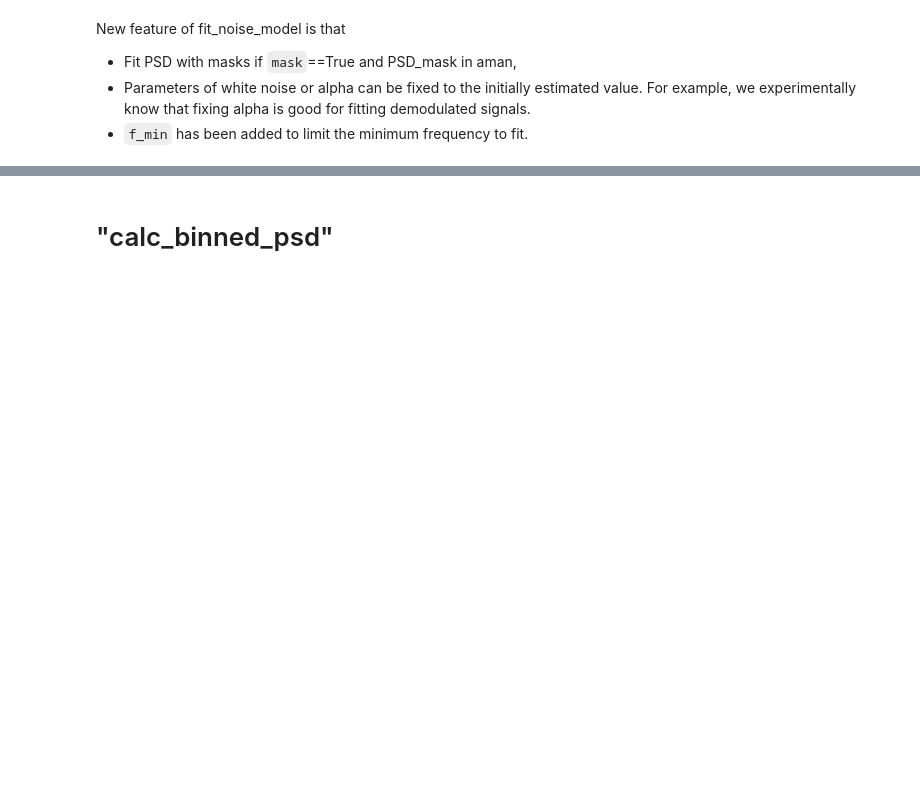
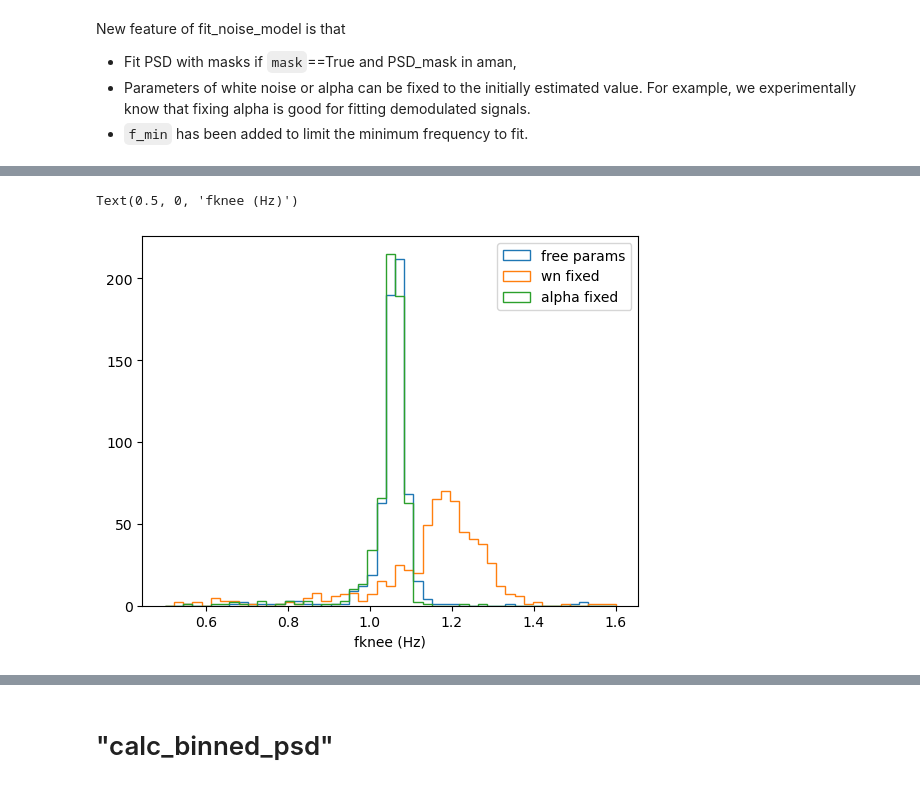
Before and after one commit to 17-sugiyama/scratch, a Jupyter notebook: 20240705_fft_ops_PR.ipynb, the cells around one changed output, grey strips where cells are left out. Drawn from its saved outputs; the diff is of its cells as text; code cells hidden in the pictures; blank space fills up the shorter version.

```diff
--- a/20240705_fft_ops_PR.ipynb
+++ b/20240705_fft_ops_PR.ipynb
@@ -136,3 +165,13 @@ print(stop - start)
+# %%
+plt.figure()
+plt.hist(noise_fit_stats_all_params.fit.T[0], bins=np.linspace(0.5, 1.6, 50), histtype=u'step', label="free params")
+plt.hist(noise_fit_stats_fixed_wn.fit.T[0], bins=np.linspace(0.5, 1.6, 50), histtype=u'step', label="wn fixed")
+plt.hist(noise_fit_stats_fixed_alpha.fit.T[0], bins=np.linspace(0.5, 1.6, 50), histtype=u'step', label="alpha fixed")
+plt.legend()
+plt.xlabel("fknee (Hz)")
+# %% [output]
+Text(0.5, 0, 'fknee (Hz)')
+[figure, added]
 # %%
 plt.figure()
 plt.loglog(aman.freqs[mask], aman.Pxx[0][mask], alpha=0.4, label="HWPSS+single mask")
```
Also changed, not shown: parts of 20 cells of this notebook.
